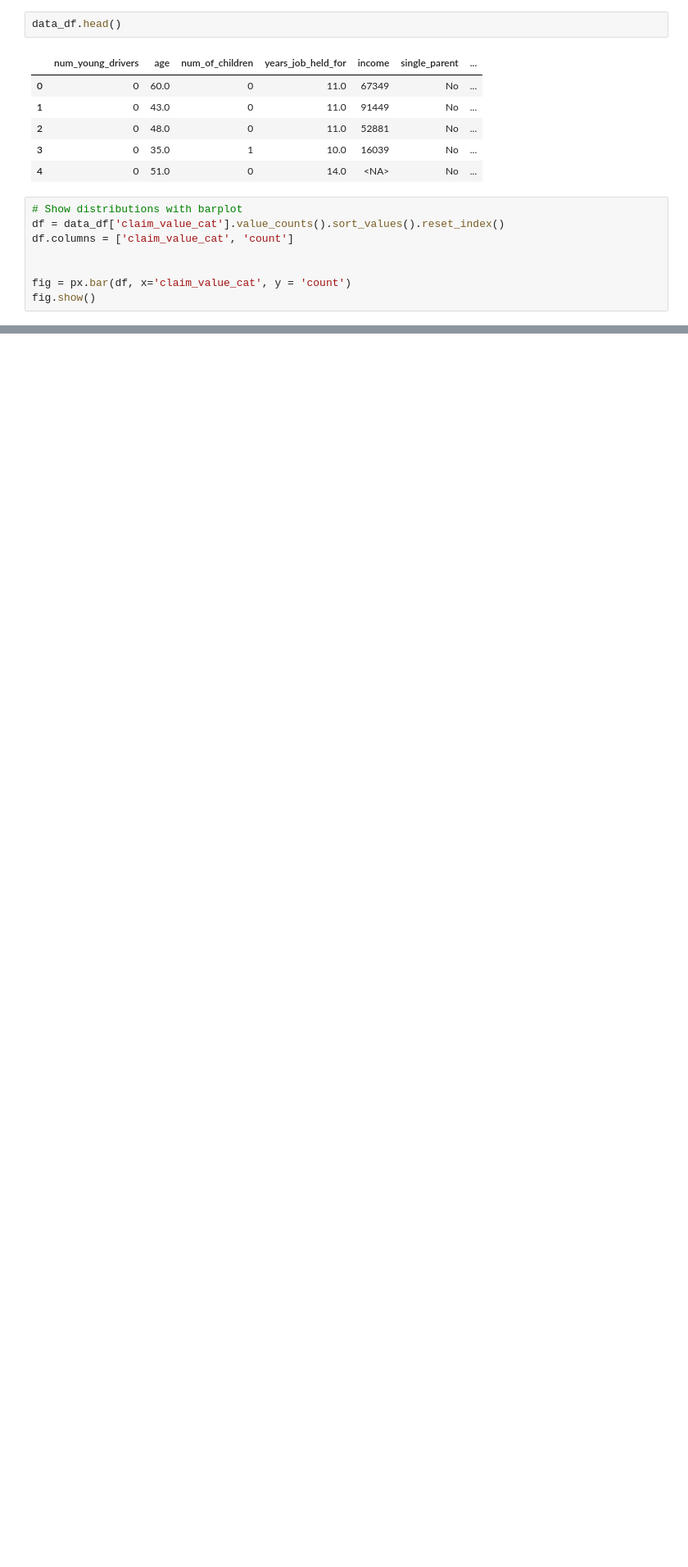
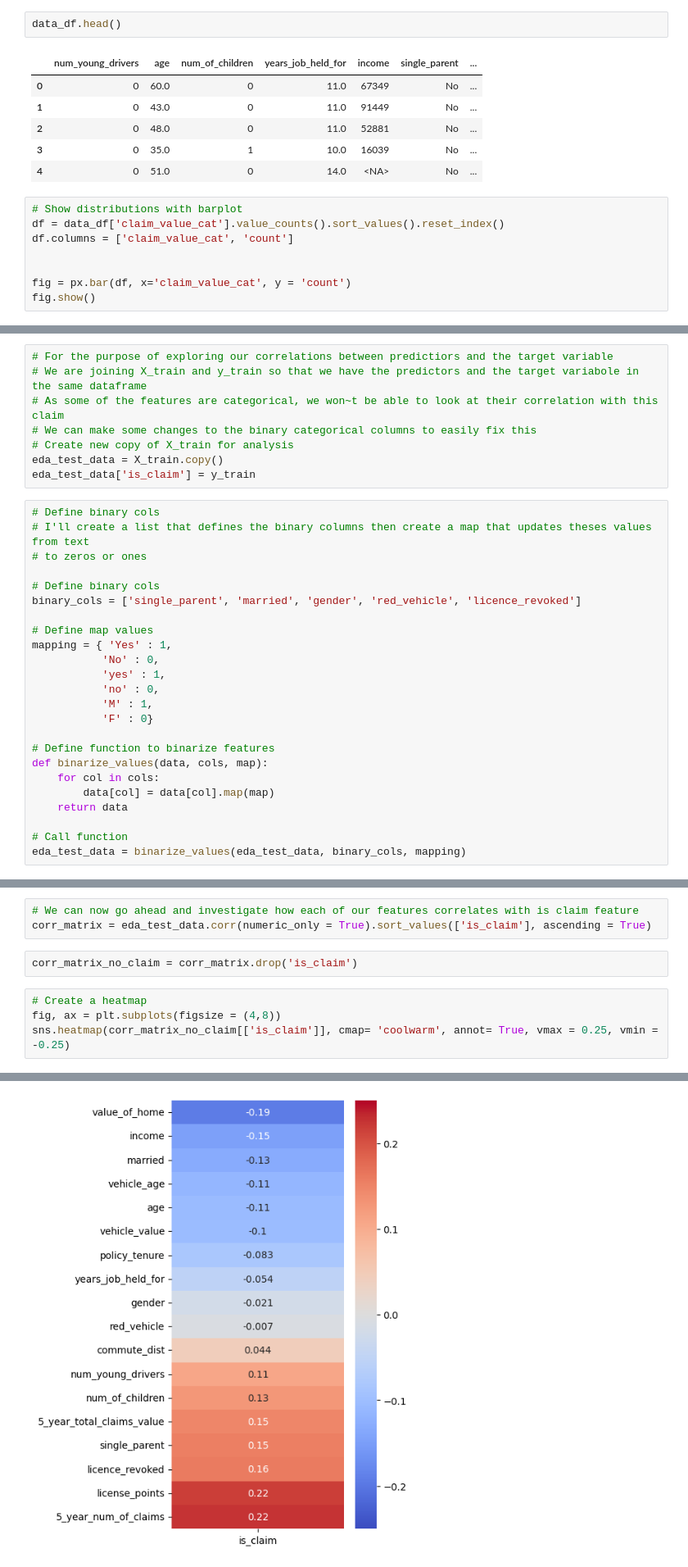
Before and after one commit to erikastats/ML, a Jupyter notebook: XGBoost_car_insurance_claim.ipynb, the cells around one changed output, grey strips where cells are left out. Shown at 82% size. Drawn from its saved outputs; the diff is of its cells as text; blank space fills up the shorter version.

```diff
--- a/XGBoost_car_insurance_claim.ipynb
+++ b/XGBoost_car_insurance_claim.ipynb
@@ -269,0 +303,32 @@ fig.show()
+# %%
+# For the purpose of exploring our correlations between predictiors and the target variable
+# We are joining X_train and y_train so that we have the predictors and the target variabole in the same dataframe
+# As some of the features are categorical, we won~t be able to look at their correlation with this claim
+# We can make some changes to the binary categorical columns to easily fix this
+# Create new copy of X_train for analysis
+eda_test_data = X_train.copy()
+eda_test_data['is_claim'] = y_train
+# %%
+# Define binary cols
+# I'll create a list that defines the binary columns then create a map that updates theses values from text
+# to zeros or ones
+
+# Define binary cols
+binary_cols = ['single_parent', 'married', 'gender', 'red_vehicle', 'licence_revoked']
+
+# Define map values
+mapping = { 'Yes' : 1,
+           'No' : 0,
+           'yes' : 1,
+           'no' : 0,
+           'M' : 1,
+           'F' : 0}
+
+# Define function to binarize features
+def binarize_values(data, cols, map):
+    for col in cols:
+        data[col] = data[col].map(map)
+    return data
+
+# Call function
+eda_test_data = binarize_values(eda_test_data, binary_cols, mapping)
@@ -269,0 +347,10 @@ fig.show()
+# %%
+# We can now go ahead and investigate how each of our features correlates with is claim feature
+corr_matrix = eda_test_data.corr(numeric_only = True).sort_values(['is_claim'], ascending = True)
+# %%
+corr_matrix_no_claim = corr_matrix.drop('is_claim')
+# %%
+# Create a heatmap
+fig, ax = plt.subplots(figsize = (4,8))
+sns.heatmap(corr_matrix_no_claim[['is_claim']], cmap= 'coolwarm', annot= True, vmax = 0.25, vmin = -0.25)
+# %% [output]
@@ -269,0 +358 @@ fig.show()
+[figure, added]
```
Also changed, not shown: parts of 36 cells of this notebook.
